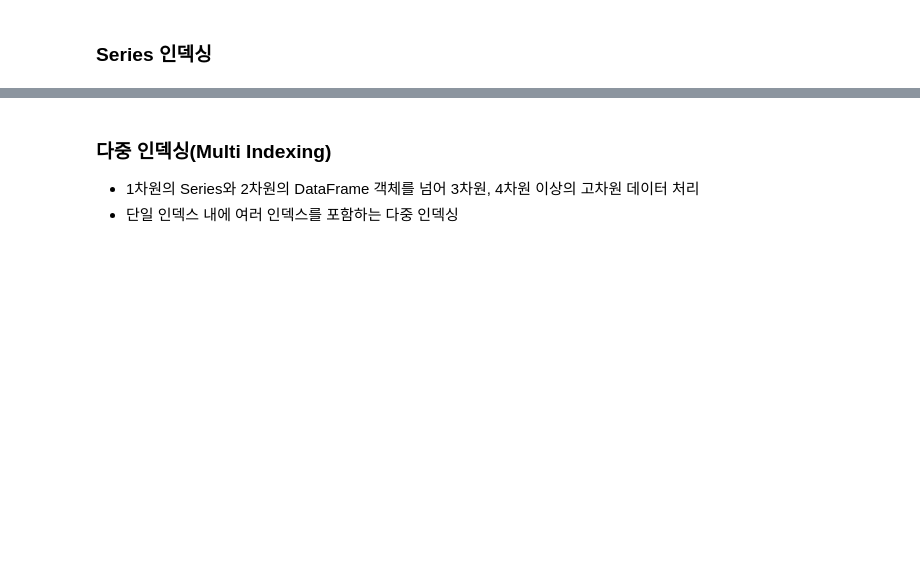
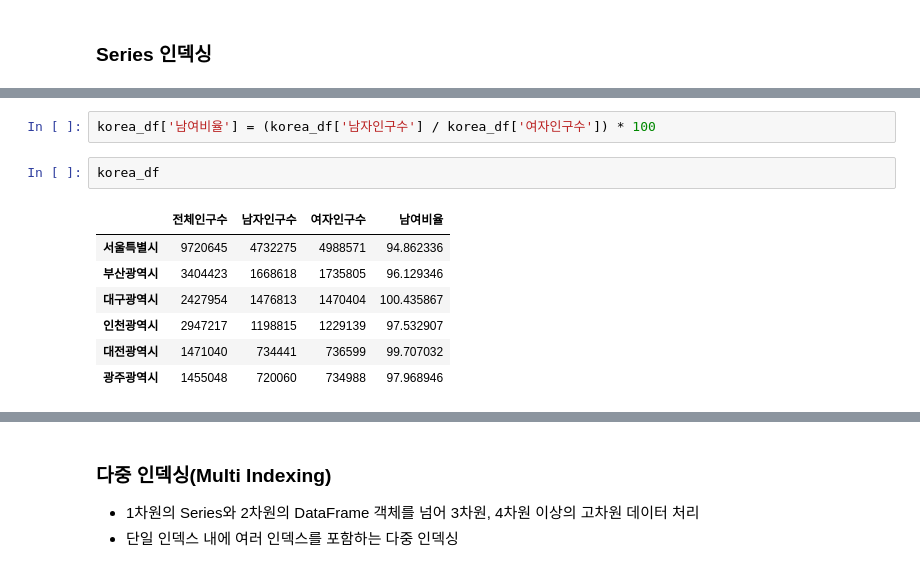
Before and after one commit to mkbahk/PandasLearning, a Jupyter notebook: _Pandas_한번에_제대로_배우기.ipynb, the cells around one changed output, grey strips where cells are left out. Cells and saved outputs as stored; diff of their text form; blank space fills up the shorter version.

```diff
--- a/_Pandas_한번에_제대로_배우기.ipynb
+++ b/_Pandas_한번에_제대로_배우기.ipynb
@@ -429,0 +547,12 @@ dtype: float64
+# %%
+korea_df['남여비율'] = (korea_df['남자인구수'] / korea_df['여자인구수']) * 100
+# %%
+korea_df
+# %% [output]
+|  | 전체인구수 | 남자인구수 | 여자인구수 | 남여비율 |
+| 서울특별시 | 9720645 | 4732275 | 4988571 | 94.862336 |
+| 부산광역시 | 3404423 | 1668618 | 1735805 | 96.129346 |
+| 대구광역시 | 2427954 | 1476813 | 1470404 | 100.435867 |
+| 인천광역시 | 2947217 | 1198815 | 1229139 | 97.532907 |
+| 대전광역시 | 1471040 | 734441 | 736599 | 99.707032 |
+| 광주광역시 | 1455048 | 720060 | 734988 | 97.968946 |
```
Also changed, not shown: parts of 33 cells of this notebook.
